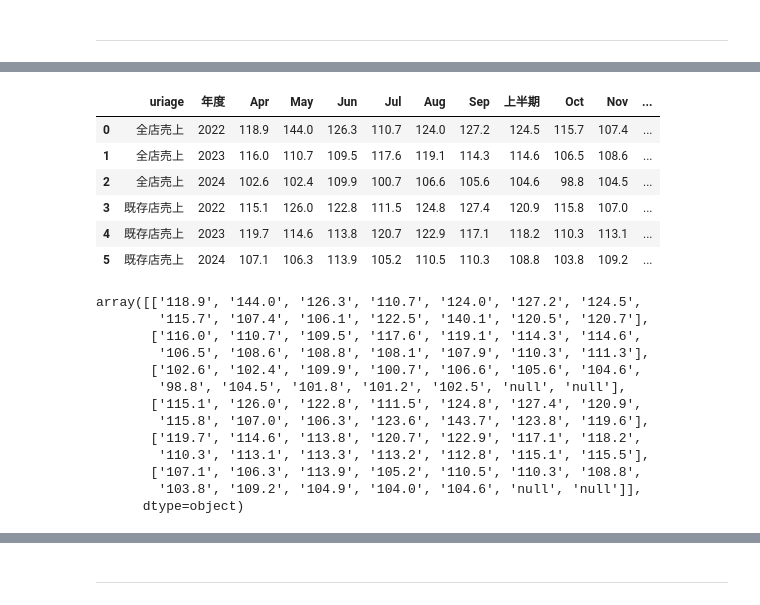
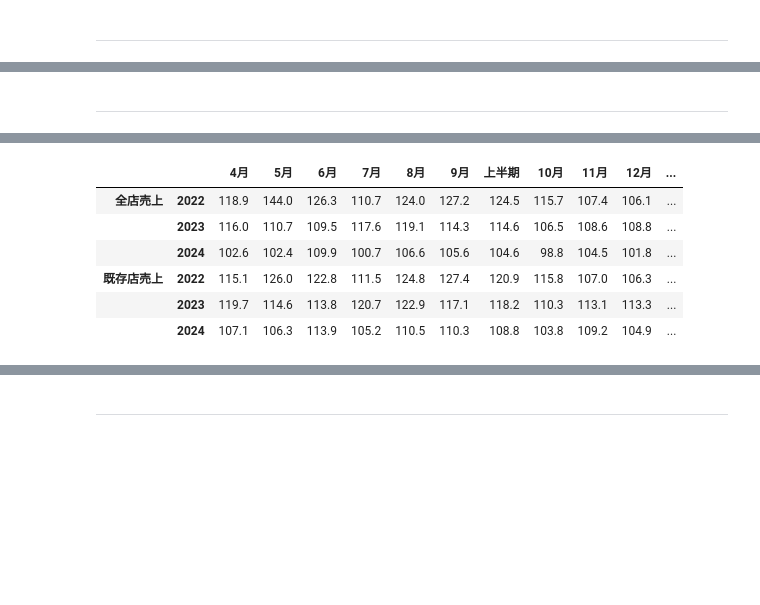
Before and after one commit to buruzaemon/pdf-table-extraction, a Jupyter notebook: 05_Gemini_2.0_Flash_API_2.ipynb, the cells around one changed output, grey strips where cells are left out. Drawn from its saved outputs; the diff is of its cells as text; code cells hidden in the pictures; blank space fills up the shorter version.

Commit message:
yet further work using structured output strategies

```diff
--- a/05_Gemini_2.0_Flash_API_2.ipynb
+++ b/05_Gemini_2.0_Flash_API_2.ipynb
@@ -61,5 +77,6 @@ response = client.models.generate_content(
         ]
     )
 
-print(response.text)
+#print(response.text)
+json.loads(response.text)[:2]
 # %% [output]
@@ -145,25 +217,3 @@ def extract_structured_data(model_id:str, prompt:str, file_part:types.Part, resp
     # Convert the response to the Pydantic model and return it
     #print(response)
     return response.parsed
-# %%
-class TableRow(BaseModel):
-    uriage: str = Field(description="売上 type, one of: 全店売上 or 既存店売上")
-
-    年度: str = Field(description=("the values for in this row's 年度 column. If this value is empty, represent with a null value."))
-    Apr: str = Field(description=("the values for in this row's 4月 column. If this value is empty, represent with a null value."))
-    May: str = Field(description=("the values for in this row's 5月 column. If this value is empty, represent with a null value."))
-    Jun: str = Field(description=("the values for in this row's 6月 column. If this value is empty, represent with a null value."))
-    Jul: str = Field(description=("the values for in this row's 7月 column. If this value is empty, represent with a null value."))
-    Aug: str = Field(description=("the values for in this row's 8月 column. If this value is empty, represent with a null value."))
-    Sep: str = Field(description=("the values for in this row's 9月 column. If this value is empty, represent with a null value."))
-    上半期: str = Field(description=("the values for in this row's 上半期 column. If this value is empty, represent with a null value."))
-    Oct: str = Field(description=("the values for in this row's 10月 column. If this value is empty, represent with a null value."))
-    Nov: str = Field(description=("the values for in this row's 11月 column. If this value is empty, represent with a null value."))
-    Dec: str = Field(description=("the values for in this row's 12月 column. If this value is empty, represent with a null value."))
-    Jan: str = Field(description=("the values for in this row's 1月 column. If this value is empty, represent with a null value."))
-    Feb: str = Field(description=("the values for in this row's 2月 column. If this value is empty, represent with a null value."))
-    Mar: str = Field(description=("the values for in this row's 3月 column. If this value is empty, represent with a null value."))
-    通期: str = Field(description=("the values for in this row's 通期 column. If this value is empty, represent with a null value."))
-
-class Table(BaseModel):
-    rows: list[TableRow] = Field(description="List of TableRow objects that make up the data in the table")
@@ -195,4 +290,21 @@ Wall time: 7.64 s
+# %% [markdown]
+<hr width=40%/>
 # %%
-tmp_df = pd.DataFrame(table_data.model_dump()['rows'])
+%%time
+
+table_data = extract_structured_data(model_id, table_prompt, Jan2025_pdf, Table)
+
+# let's turn the model results into a nice DataFrame!
+row_multi = pd.MultiIndex.from_tuples([
+    (row['header'], row['values'][0]['value'])
+    for row in table_data.model_dump()['rows']
+])
+
+data = [
+    {e['key'].value: e['value'] for e in row['values'][1:]}
+    for row in table_data.model_dump()['rows']
+]
+
+tmp_df = pd.DataFrame(data, index=row_multi)
 tmp_df
 # %% [output]
@@ -199,23 +313,7 @@ tmp_df
-|  | uriage | 年度 | Apr | May | Jun | Jul | Aug | Sep | 上半期 | Oct | Nov | ... |
-| 0 | 全店売上 | 2022 | 118.9 | 144.0 | 126.3 | 110.7 | 124.0 | 127.2 | 124.5 | 115.7 | 107.4 | ... |
-| 1 | 全店売上 | 2023 | 116.0 | 110.7 | 109.5 | 117.6 | 119.1 | 114.3 | 114.6 | 106.5 | 108.6 | ... |
-| 2 | 全店売上 | 2024 | 102.6 | 102.4 | 109.9 | 100.7 | 106.6 | 105.6 | 104.6 | 98.8 | 104.5 | ... |
-| 3 | 既存店売上 | 2022 | 115.1 | 126.0 | 122.8 | 111.5 | 124.8 | 127.4 | 120.9 | 115.8 | 107.0 | ... |
-| 4 | 既存店売上 | 2023 | 119.7 | 114.6 | 113.8 | 120.7 | 122.9 | 117.1 | 118.2 | 110.3 | 113.1 | ... |
-| 5 | 既存店売上 | 2024 | 107.1 | 106.3 | 113.9 | 105.2 | 110.5 | 110.3 | 108.8 | 103.8 | 109.2 | ... |
+|  |  | 4月 | 5月 | 6月 | 7月 | 8月 | 9月 | 上半期 | 10月 | 11月 | 12月 | ... |
+| 全店売上 | 2022 | 118.9 | 144.0 | 126.3 | 110.7 | 124.0 | 127.2 | 124.5 | 115.7 | 107.4 | 106.1 | ... |
+|  | 2023 | 116.0 | 110.7 | 109.5 | 117.6 | 119.1 | 114.3 | 114.6 | 106.5 | 108.6 | 108.8 | ... |
+|  | 2024 | 102.6 | 102.4 | 109.9 | 100.7 | 106.6 | 105.6 | 104.6 | 98.8 | 104.5 | 101.8 | ... |
+| 既存店売上 | 2022 | 115.1 | 126.0 | 122.8 | 111.5 | 124.8 | 127.4 | 120.9 | 115.8 | 107.0 | 106.3 | ... |
+|  | 2023 | 119.7 | 114.6 | 113.8 | 120.7 | 122.9 | 117.1 | 118.2 | 110.3 | 113.1 | 113.3 | ... |
+|  | 2024 | 107.1 | 106.3 | 113.9 | 105.2 | 110.5 | 110.3 | 108.8 | 103.8 | 109.2 | 104.9 | ... |
-# %%
-tmp_df.iloc[:,2:].values
-# %% [output]
-array([['118.9', '144.0', '126.3', '110.7', '124.0', '127.2', '124.5',
-        '115.7', '107.4', '106.1', '122.5', '140.1', '120.5', '120.7'],
-       ['116.0', '110.7', '109.5', '117.6', '119.1', '114.3', '114.6',
-        '106.5', '108.6', '108.8', '108.1', '107.9', '110.3', '111.3'],
-       ['102.6', '102.4', '109.9', '100.7', '106.6', '105.6', '104.6',
-        '98.8', '104.5', '101.8', '101.2', '102.5', 'null', 'null'],
-       ['115.1', '126.0', '122.8', '111.5', '124.8', '127.4', '120.9',
-        '115.8', '107.0', '106.3', '123.6', '143.7', '123.8', '119.6'],
-       ['119.7', '114.6', '113.8', '120.7', '122.9', '117.1', '118.2',
-        '110.3', '113.1', '113.3', '113.2', '112.8', '115.1', '115.5'],
-       ['107.1', '106.3', '113.9', '105.2', '110.5', '110.3', '108.8',
-        '103.8', '109.2', '104.9', '104.0', '104.6', 'null', 'null']],
-      dtype=object)
```
Also changed, not shown: parts of 36 cells of this notebook, 2 other files.
